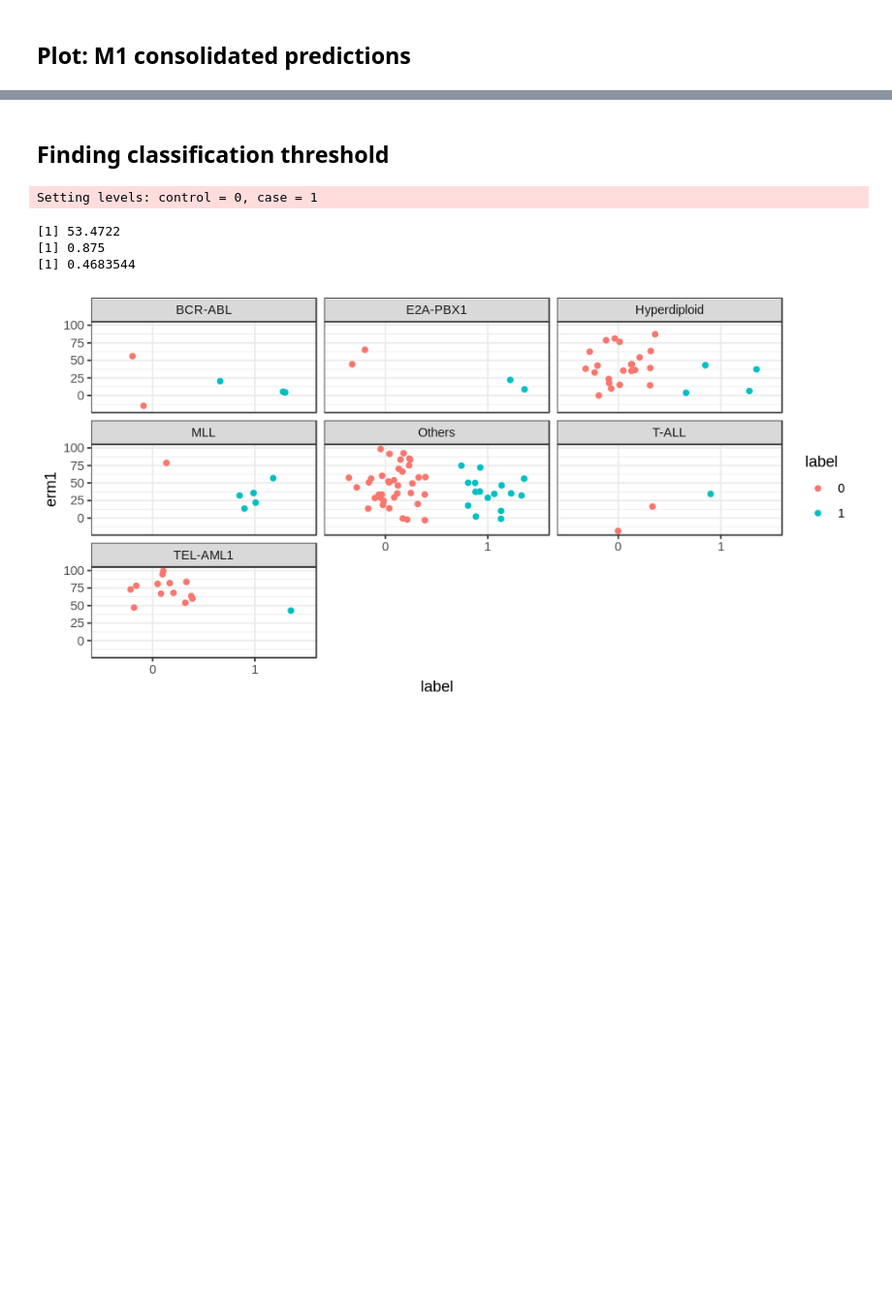
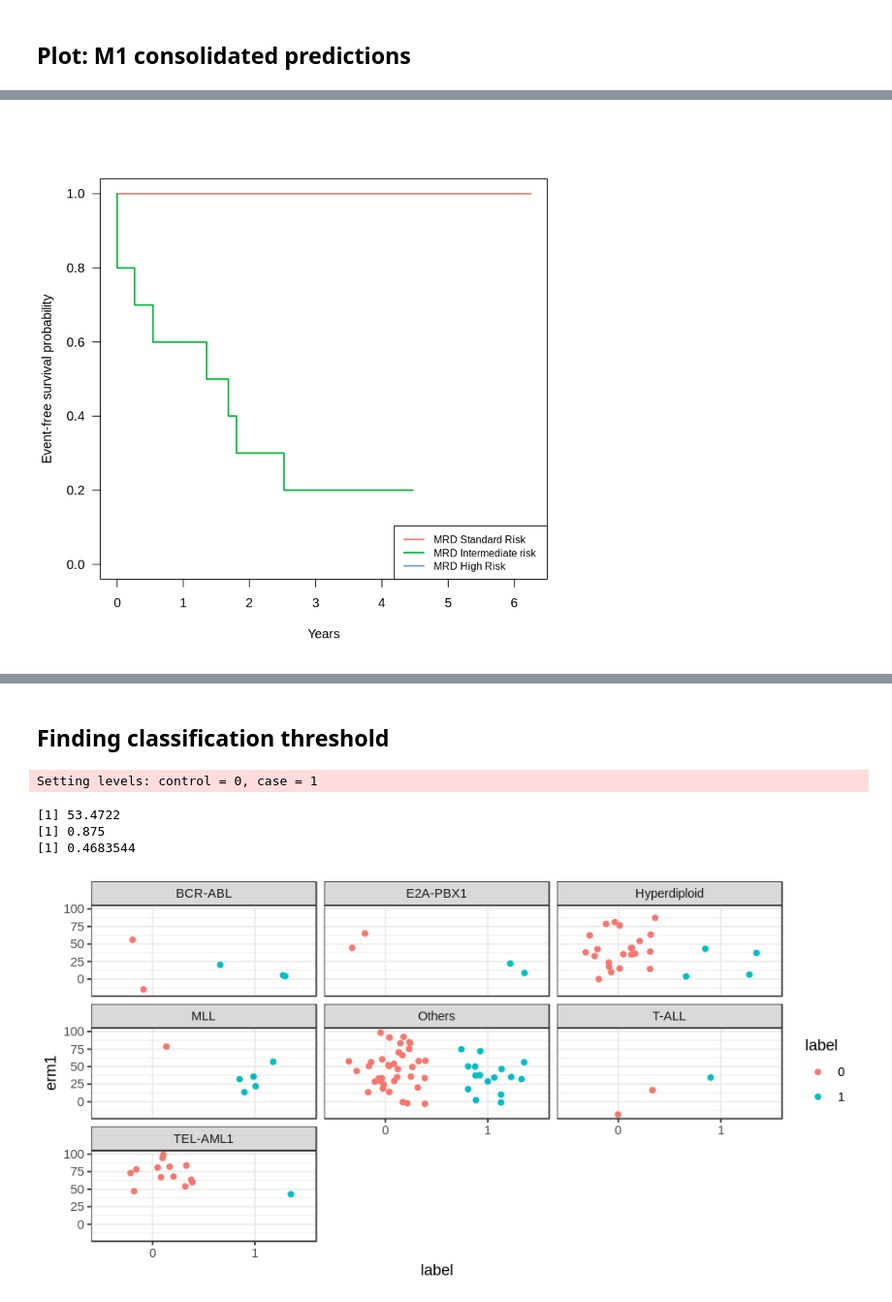
Before and after one commit to dblux/relapse_prediction, a Jupyter notebook: sandbox-model1_proportion.ipynb, the cells around one changed output, grey strips where cells are left out. Shown at 97% size. Drawn from its saved outputs; the diff is of its cells as text; code cells hidden in the pictures; blank space fills up the shorter version.

```diff
--- a/sandbox-model1_proportion.ipynb
+++ b/sandbox-model1_proportion.ipynb
@@ -1847,0 +1978,13 @@ ggsave(WPATH, p_train_mrd, width = 6, height = 4)
+# %%
+# Subset test set
+surv_test <- surv_annot1[rownames(p_test2), ]
+# Discretise p(remission|x)
+p_cat2 <- character(nrow(p_test2))
+p_cat2[p_test2 > 0.5] <- "SR"
+p_cat2[p_test2 <= 0.5] <- "IR"
+p_cat2[p_test2 <= 0.25] <- "HR"
+p_cat2 <- as.factor(p_cat2)
+names(p_cat2) <- rownames(p_test2)
+# Reverse levels
+p_cat3 <- factor(p_cat2, levels = rev(levels(p_cat2)))
+print(p_cat3)
@@ -1847,0 +2265,33 @@ ggsave(WPATH, p_train_mrd, width = 6, height = 4)
+# %%
+# Stratify into separate MRD categories and plot KM
+surv_test1 <- cbind(surv_test, p_cat3)
+idx_hr <- surv_test1$d33_mrd_risk != "Standard"
+surv_hr <- surv_test1[idx_hr, ]
+surv_sr <- surv_test1[!idx_hr, ]
+
+km_hr <- survfit(
+  Surv(years, event_code != 0) ~ p_cat3 != "SR",
+  data = surv_hr
+)
+# # Plot: Kaplan-Meier
+# WPATH <- "~/Dropbox/temp/km-mrd_test.pdf"
+# pdf(WPATH, width = 5, height = 5.5)
+
+COL <- ggplot_palette(3)
+plot(
+  km_hr, col= COL, las = 1, lwd = 2,
+  xlab = "Years", ylab = "Event-free survival probability"
+)
+legend(
+  "bottomright", col = COL,
+  legend = c(
+    "MRD Standard Risk",
+    "MRD Intermediate risk",
+    "MRD High Risk"
+  ),
+  bg = "white", lwd = 2, lty = 1, cex = 0.8
+)
+
+# dev.off()
+# %% [output]
+[figure, added]
```
Also changed, not shown: parts of 108 cells of this notebook, 14 other files.
